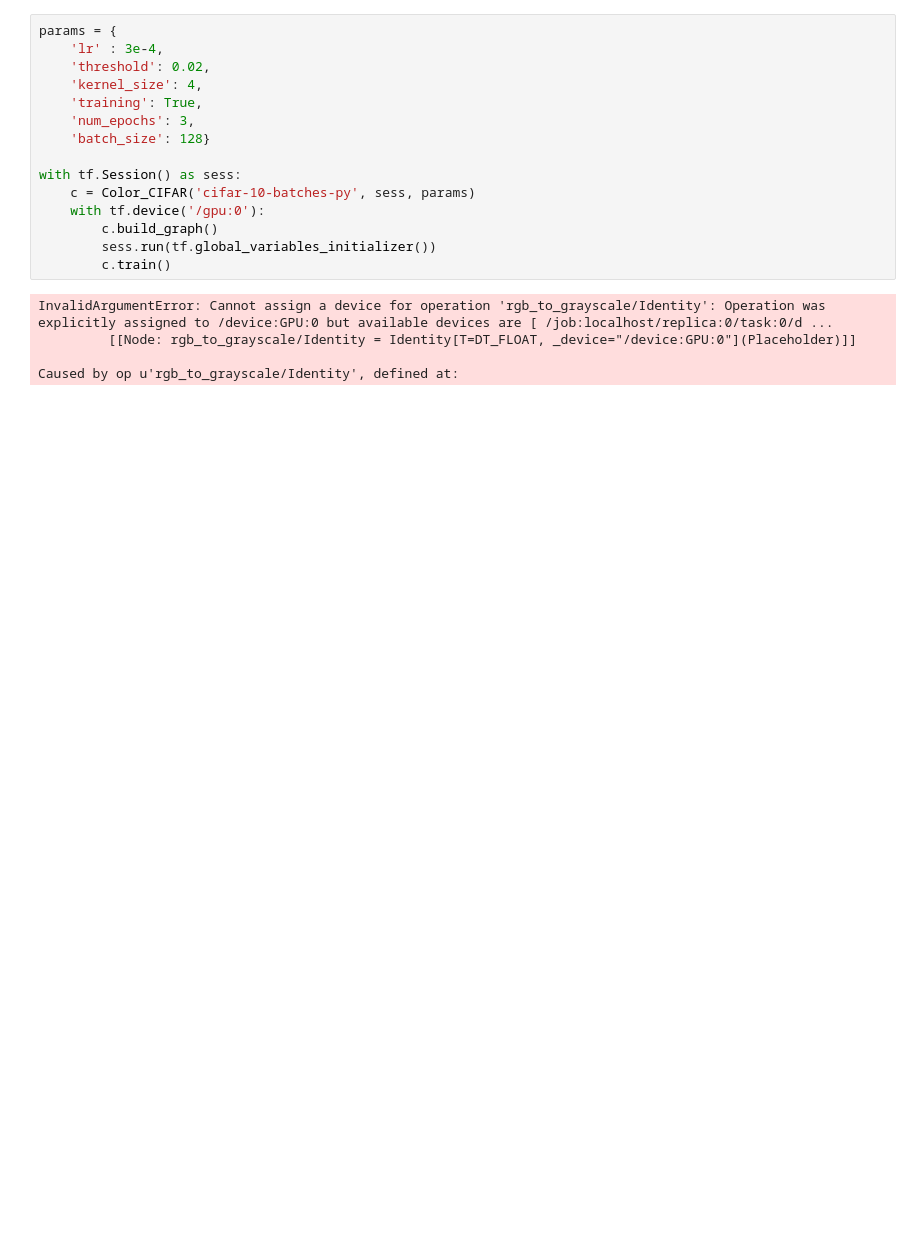
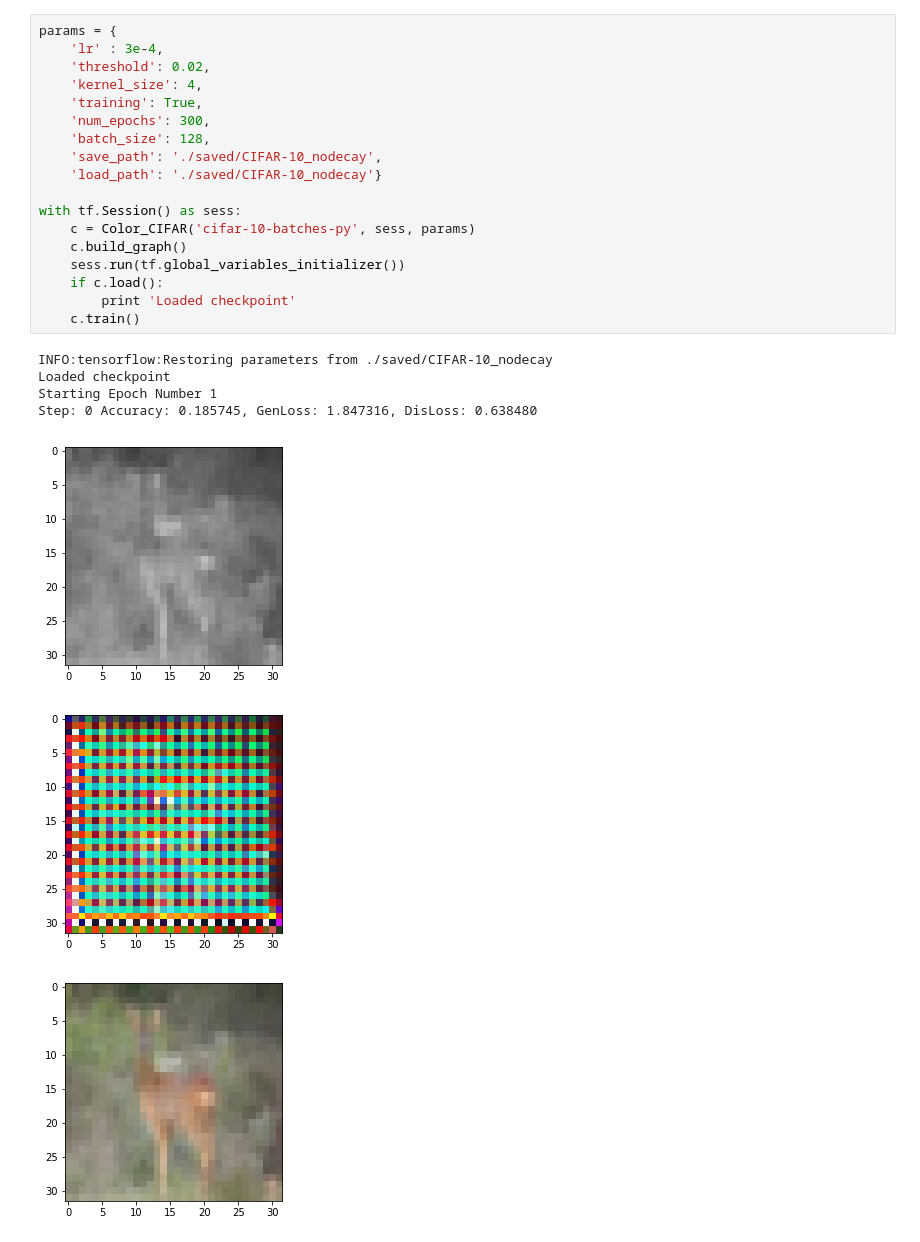
Before and after one commit to akkaneko/colorization, a Jupyter notebook: Untitled.ipynb, the cells around one changed output. Drawn from its saved outputs; the diff is of its cells as text; blank space fills up the shorter version.

Commit message:
made model better, added tensorflow, saving

```diff
--- a/Untitled.ipynb
+++ b/Untitled.ipynb
@@ -4,20 +5,26 @@ from model import Color_CIFAR
 # %%
 params = {
     'lr' : 3e-4,
     'threshold': 0.02,
     'kernel_size': 4,
     'training': True,
-    'num_epochs': 3,
-    'batch_size': 128}
+    'num_epochs': 300,
+    'batch_size': 128,
+    'save_path': './saved/CIFAR-10_nodecay',
+    'load_path': './saved/CIFAR-10_nodecay'}
 
 with tf.Session() as sess:
     c = Color_CIFAR('cifar-10-batches-py', sess, params)
-    with tf.device('/gpu:0'):
-        c.build_graph()
-        sess.run(tf.global_variables_initializer())
-        c.train()
+    c.build_graph()
+    sess.run(tf.global_variables_initializer())
+    if c.load():
+        print 'Loaded checkpoint'
+    c.train()
 # %% [output]
-InvalidArgumentError: Cannot assign a device for operation 'rgb_to_grayscale/Identity': Operation was explicitly assigned to /device:GPU:0 but available devices are [ /job:localhost/replica:0/task:0/d ...
-         [[Node: rgb_to_grayscale/Identity = Identity[T=DT_FLOAT, _device="/device:GPU:0"](Placeholder)]]
-
-Caused by op u'rgb_to_grayscale/Identity', defined at:
+INFO:tensorflow:Restoring parameters from ./saved/CIFAR-10_nodecay
+Loaded checkpoint
+Starting Epoch Number 1
+Step: 0 Accuracy: 0.185745, GenLoss: 1.847316, DisLoss: 0.638480
+[figure, added]
+[figure, added]
+[figure, added]
```
Also changed, not shown: parts of 2 cells of this notebook, 3 other files.
